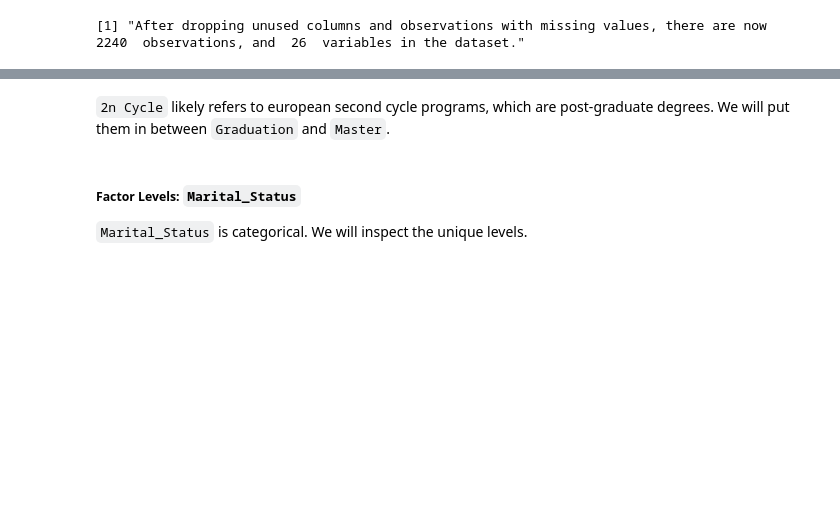
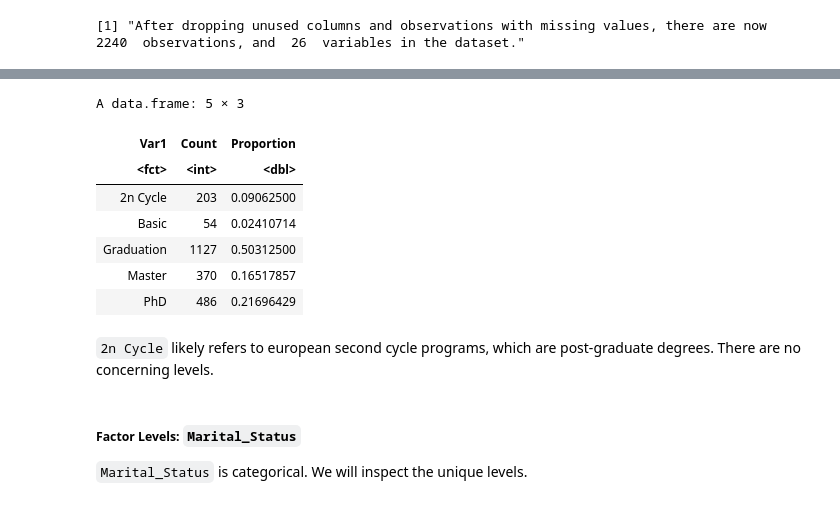
Before and after one commit to wend1k3/CWL2-STAT-301, a Jupyter notebook: final_report_with_results.ipynb, the cells around one changed output, grey strips where cells are left out. Saved outputs shown, nothing was run; the diff lists cells and outputs as text; code cells hidden in the pictures; blank space fills up the shorter version.

```diff
--- a/final_report_with_results.ipynb
+++ b/final_report_with_results.ipynb
@@ -212,2 +171,15 @@ unique(marketing_campaign$Education) #checking to create the correct ordering
+# %%
+data.frame(table(marketing_campaign$Education)) %>%
+    rename(Count = Freq) %>%
+    mutate(Proportion = prop.table(Count))
+# %% [output]
+A data.frame: 5 × 3
+| Var1 | Count | Proportion |
+| <fct> | <int> | <dbl> |
+| 2n Cycle | 203 | 0.09062500 |
+| Basic | 54 | 0.02410714 |
+| Graduation | 1127 | 0.50312500 |
+| Master | 370 | 0.16517857 |
+| PhD | 486 | 0.21696429 |
 # %% [markdown]
-`2n Cycle` likely refers to european second cycle programs, which are post-graduate degrees. We will put them in between `Graduation` and `Master`.
+`2n Cycle` likely refers to european second cycle programs, which are post-graduate degrees. There are no concerning levels.
```
Also changed, not shown: parts of 16 cells of this notebook.
